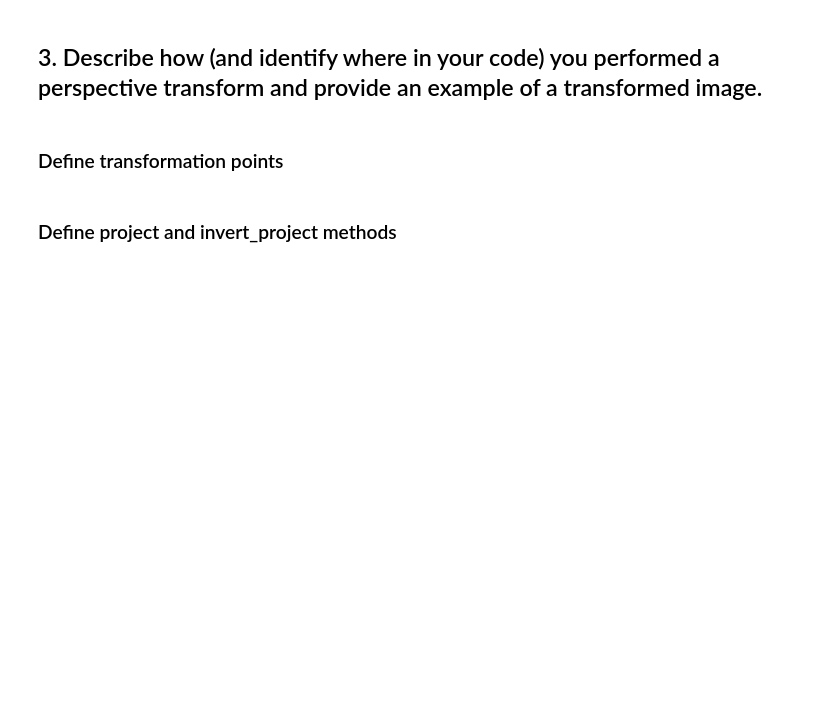
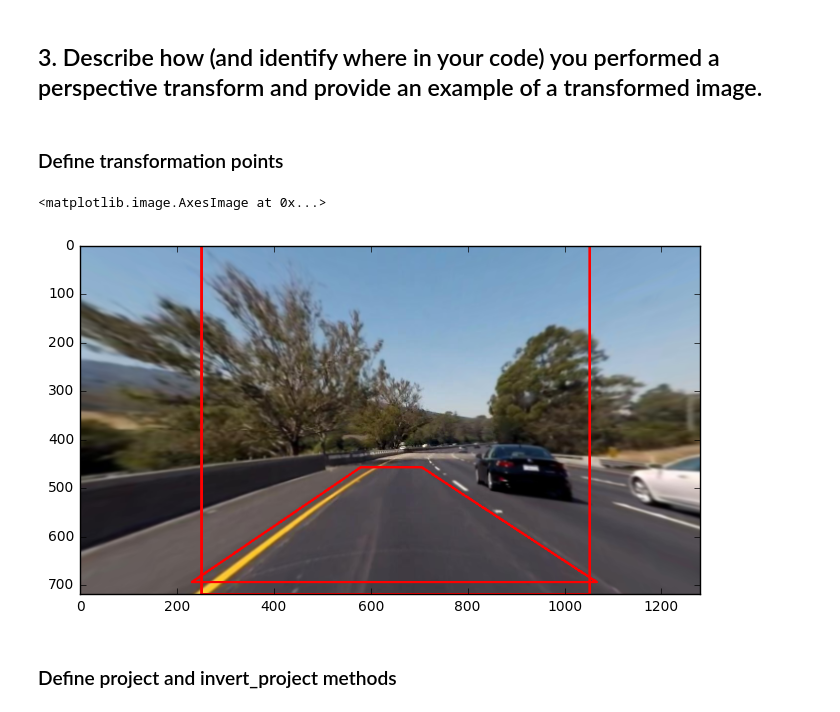
Before and after one commit to nmitsou/CarND-Advanced-Lane-Lines, a Jupyter notebook: calibrate.ipynb, the cells around one changed output. Saved outputs shown, nothing was run; the diff lists cells and outputs as text; code cells hidden in the pictures; blank space fills up the shorter version.

```diff
--- a/calibrate.ipynb
+++ b/calibrate.ipynb
@@ -205,17 +251,20 @@ f2.set_title('Filtered image')
 # %%
 #find src points for projection
 image = undistort(image)
 h = image.shape[0]
 
-src = np.int32([[230,695],[578,455],[704,455],[1065,695]])
+src = np.int32([[230,695],[578,458],[704,458],[1065,695]])
 dest = np.int32([[250,h],[250,0],[1050,0],[1050,h]])
 #pts = pts.reshape((-1,1,2))
 lanes_marked = np.copy(image)
 lanes_marked = cv2.polylines(lanes_marked,[src],True,(255,0,0), thickness=3)
 lanes_marked = cv2.polylines(lanes_marked,[dest],True,(255,0,0), thickness=3)
 
 plt.figure(figsize=(8,8))
 plt.imshow(lanes_marked)
+# %% [output]
+<matplotlib.image.AxesImage at 0x...>
+[figure, added]
 # %% [markdown]
 ### Define project and invert_project methods
 # %%
```
Also changed, not shown: parts of 17 cells of this notebook.
